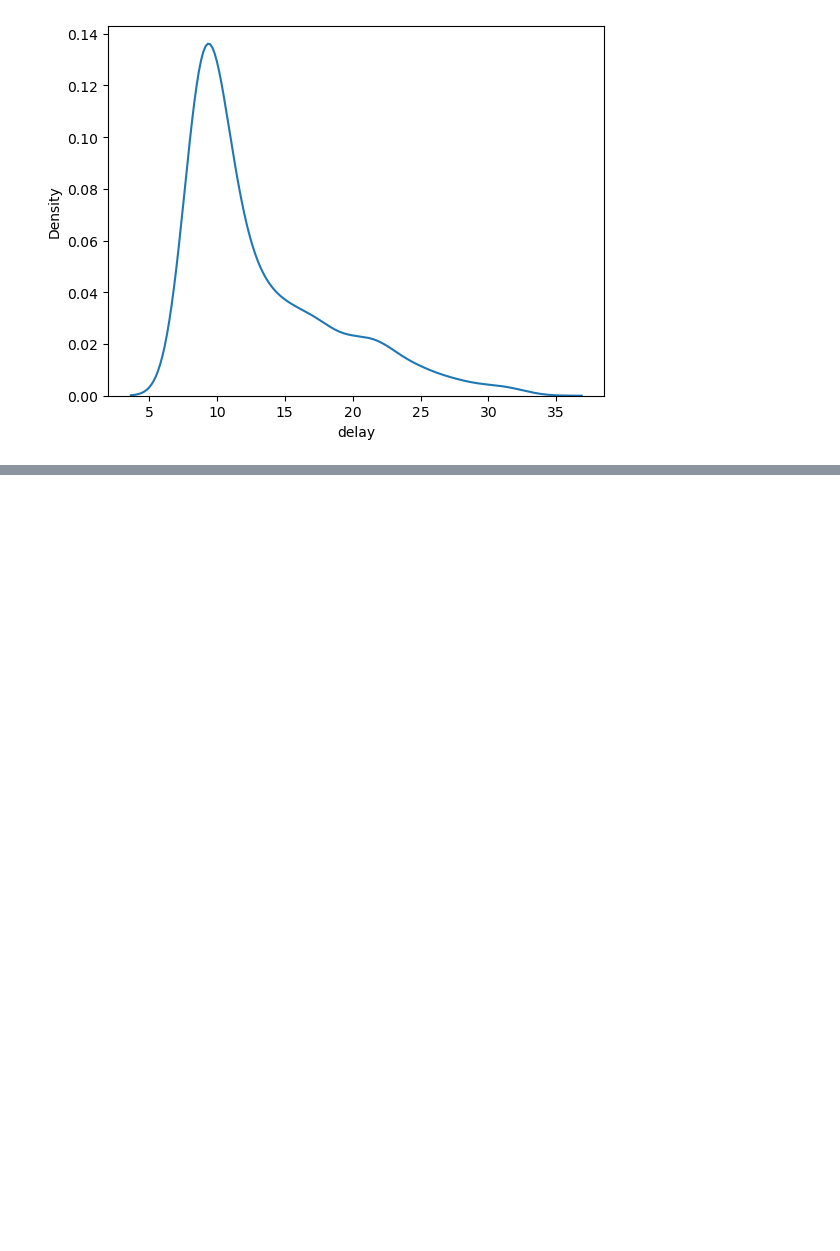
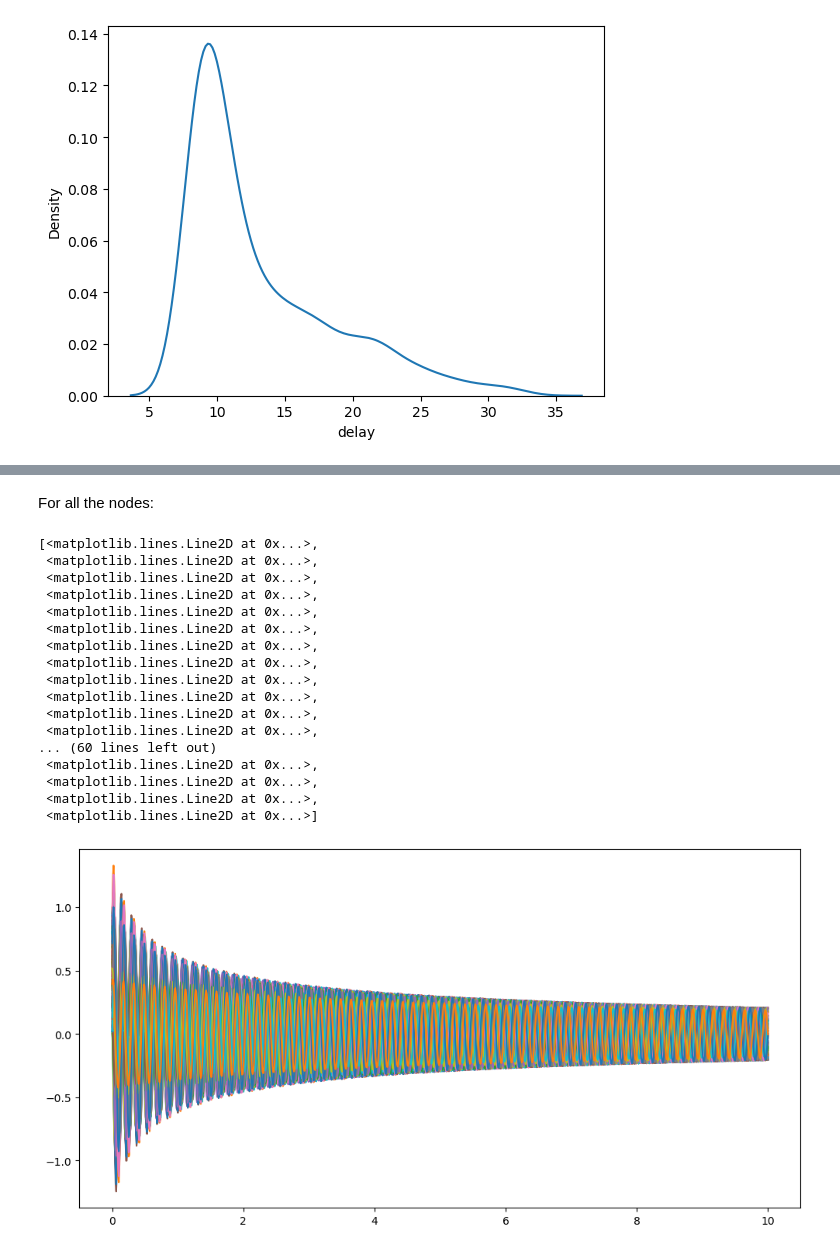
Before and after one commit to shayanshafquat/neuronal-oscillations-evolving-networks, a Jupyter notebook: notebooks/transport_model.ipynb, the cells around one changed output, grey strips where cells are left out. Cells and saved outputs as stored; diff of their text form; code cells hidden in the pictures; blank space fills up the shorter version.

```diff
--- a/notebooks/transport_model.ipynb
+++ b/notebooks/transport_model.ipynb
@@ -263,0 +325,12 @@ data.head()
+# %%
+# Sigmoidal function F
+def S(Z):
+    return 1 / (1 + np.exp(-pars['alpha'] * Z))
+
+# Differential equations for the uncoupled system
+def dXdt(X, Y, lamda_val, omega_noise):
+    # coupling_sum = + pars['k']*S(w_kj*X - data['delay'])
+    return lamda_val * X - omega_noise * Y - X * (X**2 + Y**2)
+
+def dYdt(X, Y, lamda_val, omega_noise):
+    return lamda_val * Y + omega_noise * X - Y * (X**2 + Y**2)
@@ -263,0 +387,25 @@ data.head()
+# %% [markdown]
+For all the nodes:
+# %%
+plt.figure(figsize=(12, 6))
+plt.plot(t, x_t)
+plt.plot(t, y_t)
+# %% [output]
+[<matplotlib.lines.Line2D at 0x...>,
+ <matplotlib.lines.Line2D at 0x...>,
+ <matplotlib.lines.Line2D at 0x...>,
+ <matplotlib.lines.Line2D at 0x...>,
+ <matplotlib.lines.Line2D at 0x...>,
+ <matplotlib.lines.Line2D at 0x...>,
+ <matplotlib.lines.Line2D at 0x...>,
+ <matplotlib.lines.Line2D at 0x...>,
+ <matplotlib.lines.Line2D at 0x...>,
+ <matplotlib.lines.Line2D at 0x...>,
+ <matplotlib.lines.Line2D at 0x...>,
+ <matplotlib.lines.Line2D at 0x...>,
+... (60 lines left out)
+ <matplotlib.lines.Line2D at 0x...>,
+ <matplotlib.lines.Line2D at 0x...>,
+ <matplotlib.lines.Line2D at 0x...>,
+ <matplotlib.lines.Line2D at 0x...>]
+[figure, added]
```
Also changed, not shown: parts of 13 cells of this notebook, 1 other file.
